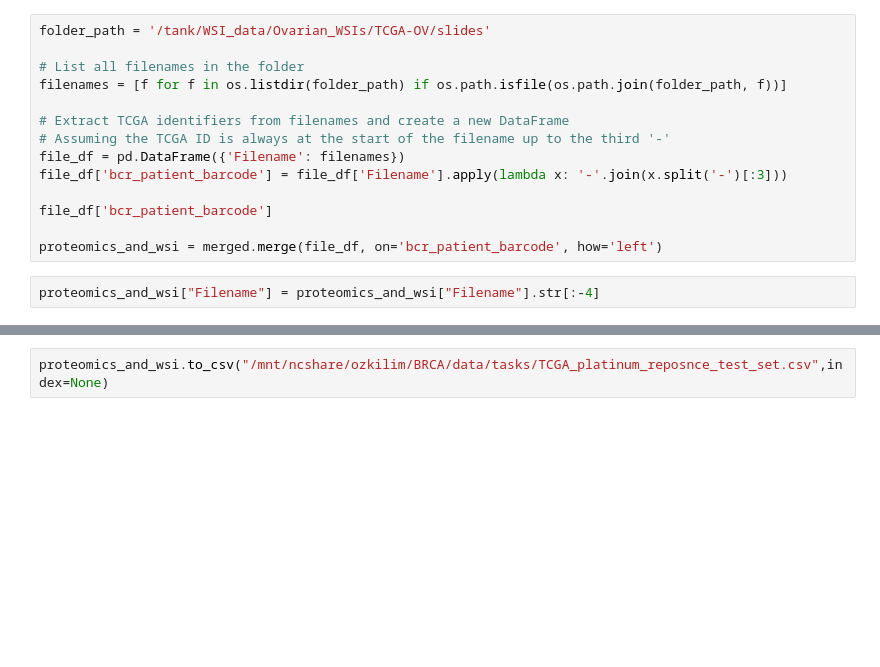
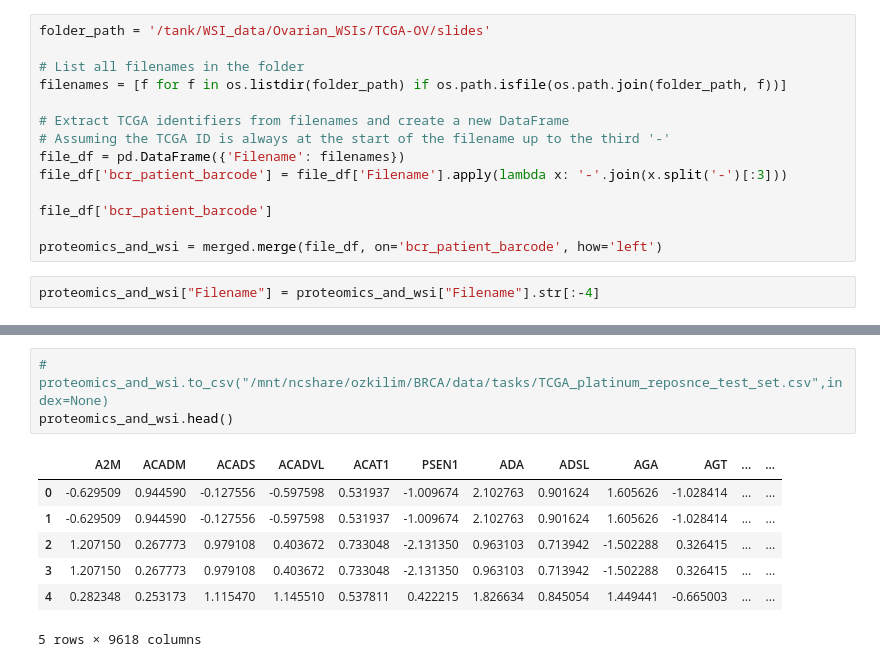
Before and after one commit to csabaiBio/HGSOC_platinum_response, a Jupyter notebook: notebooks/HGSOC_task_creation/TCGA_OV_responce.ipynb, the cells around one changed output, grey strips where cells are left out. Cells and saved outputs as stored; diff of their text form; blank space fills up the shorter version.

```diff
--- a/notebooks/HGSOC_task_creation/TCGA_OV_responce.ipynb
+++ b/notebooks/HGSOC_task_creation/TCGA_OV_responce.ipynb
@@ -195,2 +255,11 @@ proteomics_and_wsi = proteomics_and_wsi.rename(columns={"bcr_patient_barcode":"c
 # %%
-proteomics_and_wsi.to_csv("/mnt/ncshare/ozkilim/BRCA/data/tasks/TCGA_platinum_reposnce_test_set.csv",index=None)
+# proteomics_and_wsi.to_csv("/mnt/ncshare/ozkilim/BRCA/data/tasks/TCGA_platinum_reposnce_test_set.csv",index=None)
+proteomics_and_wsi.head()
+# %% [output]
+|  | A2M | ACADM | ACADS | ACADVL | ACAT1 | PSEN1 | ADA | ADSL | AGA | AGT | ... | ... |
+| 0 | -0.629509 | 0.944590 | -0.127556 | -0.597598 | 0.531937 | -1.009674 | 2.102763 | 0.901624 | 1.605626 | -1.028414 | ... | ... |
+| 1 | -0.629509 | 0.944590 | -0.127556 | -0.597598 | 0.531937 | -1.009674 | 2.102763 | 0.901624 | 1.605626 | -1.028414 | ... | ... |
+| 2 | 1.207150 | 0.267773 | 0.979108 | 0.403672 | 0.733048 | -2.131350 | 0.963103 | 0.713942 | -1.502288 | 0.326415 | ... | ... |
+| 3 | 1.207150 | 0.267773 | 0.979108 | 0.403672 | 0.733048 | -2.131350 | 0.963103 | 0.713942 | -1.502288 | 0.326415 | ... | ... |
+| 4 | 0.282348 | 0.253173 | 1.115470 | 1.145510 | 0.537811 | 0.422215 | 1.826634 | 0.845054 | 1.449441 | -0.665003 | ... | ... |
+5 rows × 9618 columns
```
Also changed, not shown: parts of 7 cells of this notebook, 11 other files.
